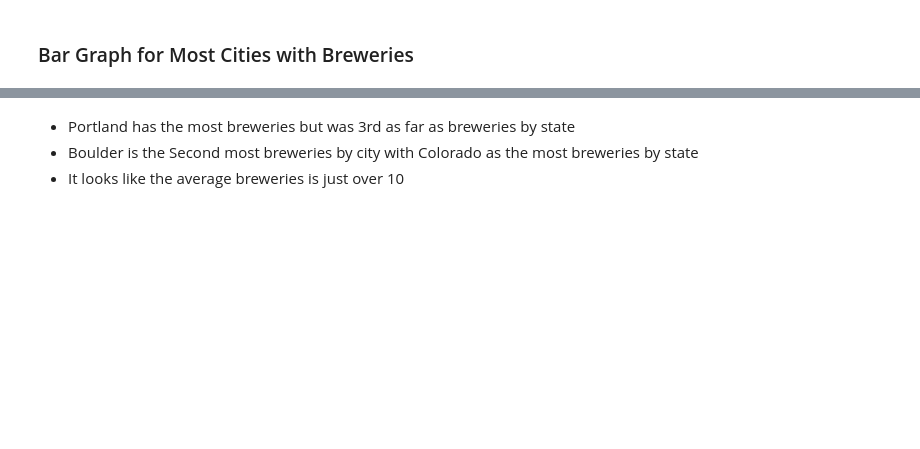
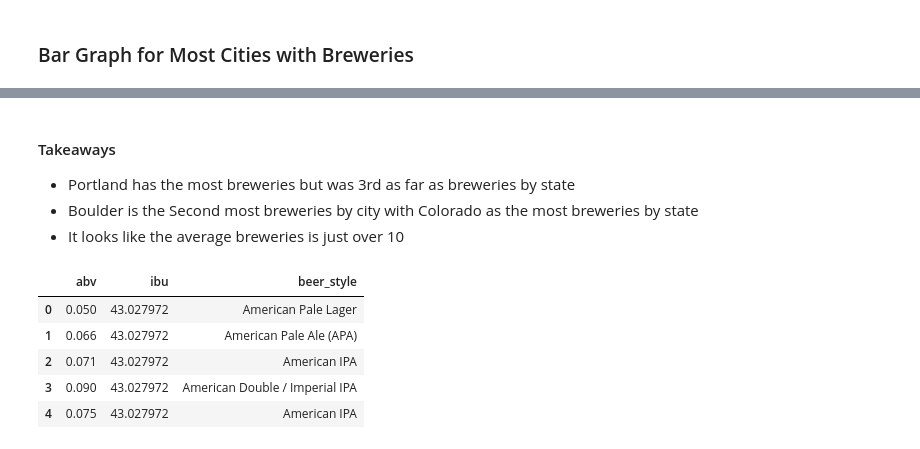
Before and after one commit to jamesallen0351/craft_beer, a Jupyter notebook: beer_final.ipynb, the cells around one changed output, grey strips where cells are left out. Cells and saved outputs as stored; diff of their text form; code cells hidden in the pictures; blank space fills up the shorter version.

```diff
--- a/beer_final.ipynb
+++ b/beer_final.ipynb
@@ -180,4 +185,16 @@ Text(0, 0.5, 'Number of Breweries')
 # %% [markdown]
+#### Takeaways
 - Portland has the most breweries but was 3rd as far as breweries by state
 - Boulder is the Second most breweries by city with Colorado as the most breweries by state
 - It looks like the average breweries is just over 10
+# %%
+df = df[['abv', 'ibu', 'beer_style']]
+# %%
+df.head()
+# %% [output]
+|  | abv | ibu | beer_style |
+| 0 | 0.050 | 43.027972 | American Pale Lager |
+| 1 | 0.066 | 43.027972 | American Pale Ale (APA) |
+| 2 | 0.071 | 43.027972 | American IPA |
+| 3 | 0.090 | 43.027972 | American Double / Imperial IPA |
+| 4 | 0.075 | 43.027972 | American IPA |
```
Also changed, not shown: parts of 15 cells of this notebook, 1 other file.
